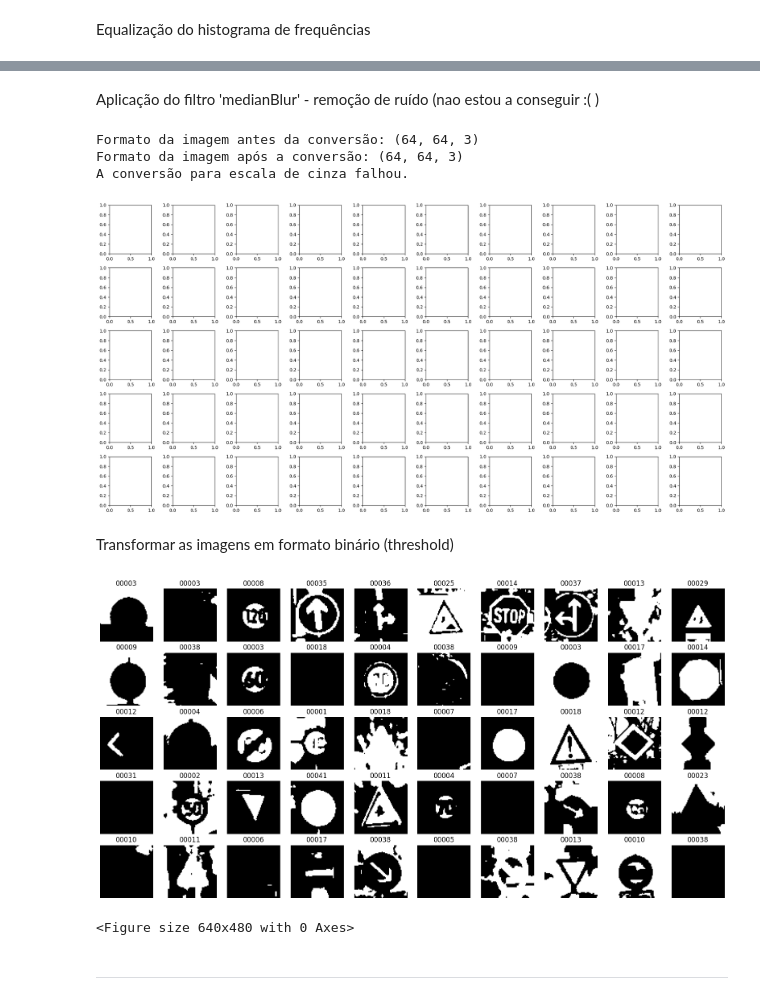
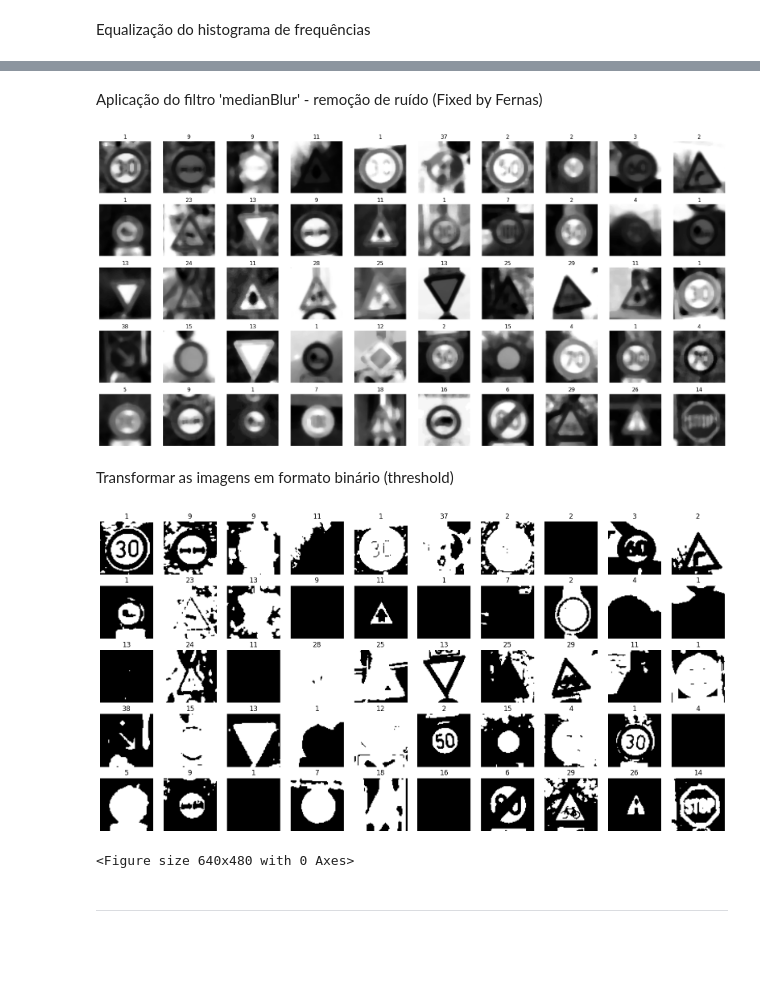
Before and after one commit to CatarinaCosta02/VCPI_Project2, a Jupyter notebook: main.ipynb, the cells around one changed output, grey strips where cells are left out. Saved outputs shown, nothing was run; the diff lists cells and outputs as text; code cells hidden in the pictures; blank space fills up the shorter version.

Commit message:
median blur fixed

```diff
--- a/main.ipynb
+++ b/main.ipynb
@@ -63,17 +68,18 @@ PATH_TEST_SET: /content/drive/MyDrive/VC/VCPI_Project/data/test_images
 # %%
 # Definição das transformações
-transform = transforms.Compose([
-    transforms.Resize((HEIGHT, WIDTH)),  # Redimensionar as imagens
-    transforms.ToTensor(),        # Converter as imagens para tensores
+transform = v2.Compose([
+    v2.Resize((HEIGHT, WIDTH)),  # Redimensionar as imagens
+    v2.ToTensor(),        # Converter as imagens para tensores
 ])
 
 # Carregamento dos conjuntos de treinamento e teste
-
 train_set = torchvision.datasets.ImageFolder(root=PATH_TRAINING_SET, transform=transform)
 train_loader = torch.utils.data.DataLoader(train_set, batch_size=BATCH_SIZE, shuffle=True)
 
 test_set = torchvision.datasets.MNIST(root=PATH_TEST_SET, train=False, download=True, transform=transform)
 test_loader = torch.utils.data.DataLoader(test_set, batch_size=BATCH_SIZE, shuffle=False)
+
+images, targets = next(iter(train_loader))
 # %%
 # For the training set
 train_images, train_targets = next(iter(train_loader))
@@ -112,7 +118,10 @@ Test set batches: 200
 # %% [markdown]
 # Marosca para as informações de cada imagem
 # %%
-csv_directory = '/content/drive/MyDrive/VC/VCPI_Project/data/train_images/GTSRB/Final_Training/Images'
+# Para Fernas
+csv_directory = 'data/train_images/GTSRB/Final_Training/Images'
+# Para Cat e Marta
+# csv_directory = '/content/drive/MyDrive/VC/VCPI_Project/data/train_images/GTSRB/Final_Training/Images'
 
 image_info_by_class = {}
 
@@ -294,56 +303,37 @@ vcpi_util.show_images(5,10, equalized_imgs_tensor, train_targets, train_set.clas
 <Figure size 640x480 with 0 Axes>
 # %% [markdown]
-Aplicação do filtro 'medianBlur' - remoção de ruído (nao estou a conseguir :( )
+Aplicação do filtro 'medianBlur' - remoção de ruído (Fixed by Fernas)
 # %%
 def show_images(rows, cols, images, targets, classes):
     fig, axes = plt.subplots(rows, cols, figsize=(20, 10))
-    for a in range(len(images)):
-        image = images[a].numpy() if torch.is_tensor(images[a]) else images[a]
+    for idx, img in enumerate(images):
+        # Convert to numpy and handle tensor condition
+        image = img.numpy() if torch.is_tensor(img) else img
         image = np.transpose(image, (1, 2, 0))
         image = (image * 255).astype(np.uint8)
 
-        if image.shape[2] == 3 and image.dtype == np.uint8:
-          print("Formato da imagem antes da conversão:", image.shape)
-          try:
-              image = cv2.cvtColor(image, cv2.COLOR_RGB2BGR)
-              print("Formato da imagem após a conversão:", image.shape)
-              if len(image.shape) == 2:
-                  print("A imagem foi convertida com sucesso para escala de cinza.")
-              else:
-                  print("A conversão para escala de cinza falhou.")
-              break
-          except Exception as e:
-              print(e)
-              continue
+        # Converter RGB para Grayscale
+        if image.shape[2] == 3:
+            try:
+                image = cv2.cvtColor(image, cv2.COLOR_RGB2GRAY)
+            except Exception as e:
+                print(f"Error converting to grayscale: {e}")
+                continue
 
-        # Aplicar o desfoque de mediana a cada canal de cor separadamente
-        smooth_channels = []
-        print(f'image.shape (deve ser cinza): {image.shape}')
-        if image.shape[2] == 1:
-          print(f'imagem cinza!!!!')
-          for channel in range(image.shape[2]): # Ajustado para iterar sobre os canais de cor
-              channel_image = image[:, :, channel]
-              channel_image = cv2.medianBlur(channel_image, 7, 0)
-              smooth_channels.append(channel_image)
+        # Aplicar medianBlur para a GrayScale
+        image = cv2.medianBlur(image, 7)
 
-        # Combine os canais de volta em uma imagem RGB
-        smooth_image_rgb = np.stack(smooth_channels, axis=2) # Ajustado para empilhar os canais de cor
-        smooth_image_rgb = cv2.cvtColor(smooth_image_rgb, cv2.COLOR_BGR2RGB) # Converter de volta para RGB
-
-        target = targets[a]
-        subplot_title = classes[target]
-        axes.ravel()[a].set_title(subplot_title)
-        axes.ravel()[a].imshow(smooth_image_rgb)
-        axes.ravel()[a].axis('off')
+        # Display the image
+        ax = axes.ravel()[idx]
+        ax.set_title(classes[targets[idx]])
+        ax.imshow(image, cmap='gray')  # Ensure cmap is set to 'gray' for grayscale images
+        ax.axis('off')
     fig.tight_layout()
     plt.show()
 
 show_images(5, 10, train_images, train_targets, train_set.classes)
 # %% [output]
-Formato da imagem antes da conversão: (64, 64, 3)
-Formato da imagem após a conversão: (64, 64, 3)
-A conversão para escala de cinza falhou.
-[figure, old version]
+[figure, new version]
 # %% [markdown]
 Transformar as imagens em formato binário (threshold)
 # %%
@@ -353,7 +343,7 @@ class ThresholdTransform:
         self.threshold = threshold
 
     def __call__(self, img):
-        img = transforms.Grayscale()(img)
+        img = v2.Grayscale()(img)
         img_bin = torch.where(img > self.threshold, torch.tensor(1.0), torch.tensor(0.0))
         return img_bin
 
@@ -369,7 +359,7 @@ images_binarized = torch.stack(images_binarized)
 
 vcpi_util.show_images(5, 10, images_binarized, train_targets, train_set.classes)
 # %% [output]
-[figure, old version]
+[figure, new version]
 <Figure size 640x480 with 0 Axes>
 # %% [markdown]
 ----------------------------------------------------------------
```
Also changed, not shown: parts of 10 cells of this notebook.
